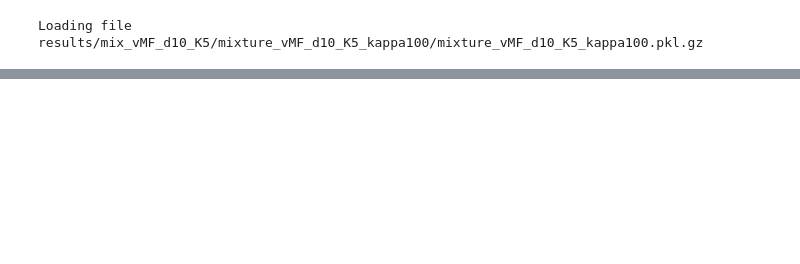
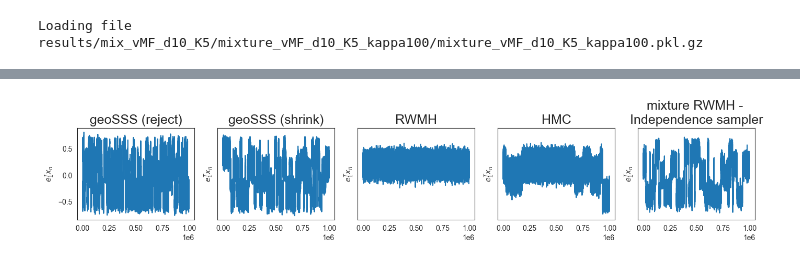
Before and after one commit to microscopic-image-analysis/geosss, a Jupyter notebook: scripts/visualize_mixture_vMF.ipynb, the cells around one changed output, grey strips where cells are left out. Saved outputs shown, nothing was run; the diff lists cells and outputs as text; code cells hidden in the pictures; blank space fills up the shorter version.

```diff
--- a/scripts/visualize_mixture_vMF.ipynb
+++ b/scripts/visualize_mixture_vMF.ipynb
@@ -69,2 +61,14 @@ pdf = gs.MixtureModel(vmfs)
 # %% [output]
 Loading file results/mix_vMF_d10_K5/mixture_vMF_d10_K5_kappa100/mixture_vMF_d10_K5_kappa100.pkl.gz
+# %%
+# Loading the first run `ind=0` to generate plots in paper
+run_ind = 0
+samples = runs_samples if isinstance(runs_samples, dict) else runs_samples[run_ind]
+
+# fixes modes to fix the target
+mode_seed = 1234
+modes = gs.sphere.sample_sphere(d - 1, K, seed=mode_seed)
+
+# target pdf as a mixture of von Mises-Fisher distributions
+vmfs = [gs.VonMisesFisher(kappa * mu) for mu in modes]
+pdf = gs.MixtureModel(vmfs)
@@ -202,3 +254,14 @@ Saving ACF-KLD-geodesic distance plot..
+# %%
+# ac = autocorr(samples["hmc"][:, 0])[:lag]
+
+fig, axes = plt.subplots(1, len(METHODS), figsize=(14, 3), sharey=True)
+for ax, method in zip(axes, METHODS):
+    ax.plot(samples[method][:, 7])
+    ax.set_title(ALGOS[method], fontsize=fs + 1)
+    ax.set_ylabel(r"$e_1^T x_n$")
+fig.tight_layout()
+# %% [output]
+[figure, added]
 # %%
 from geosss.distributions import MarginalVonMisesFisher, VonMisesFisher, MixtureModel
 
```
Also changed, not shown: parts of 10 cells of this notebook.
